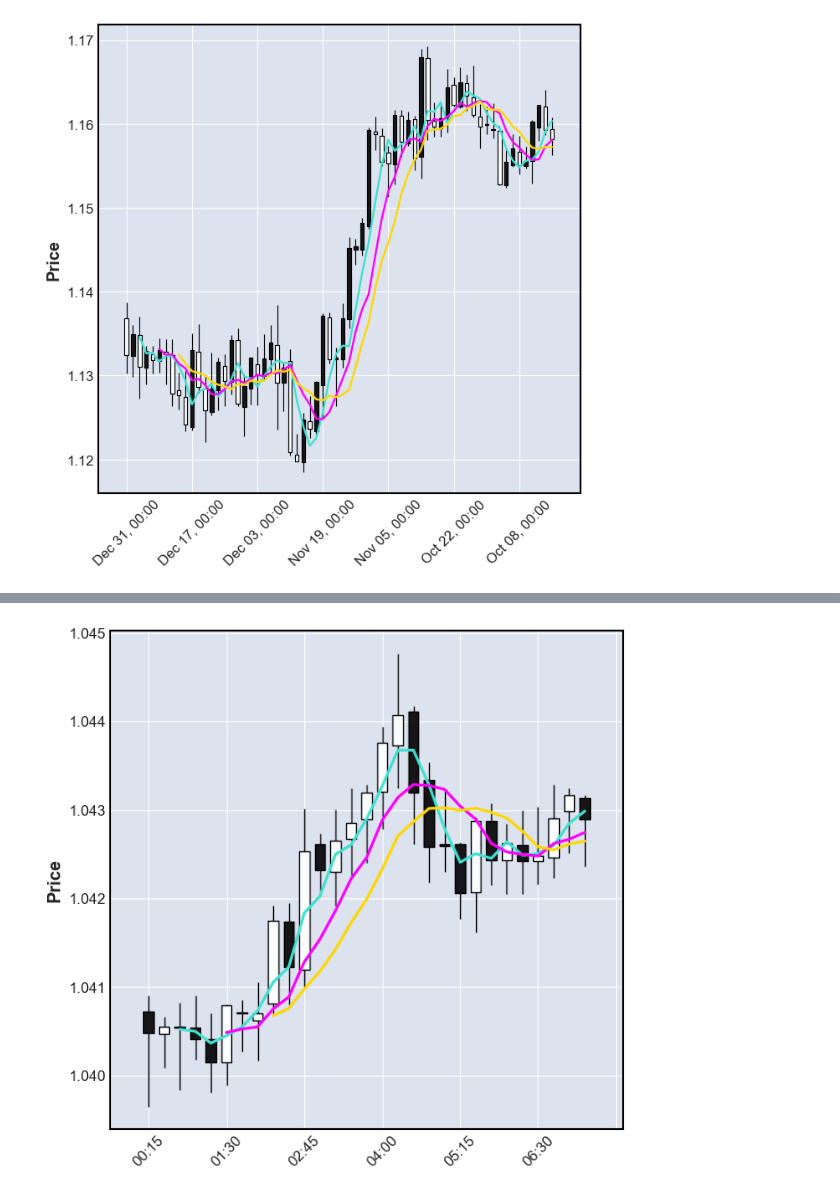
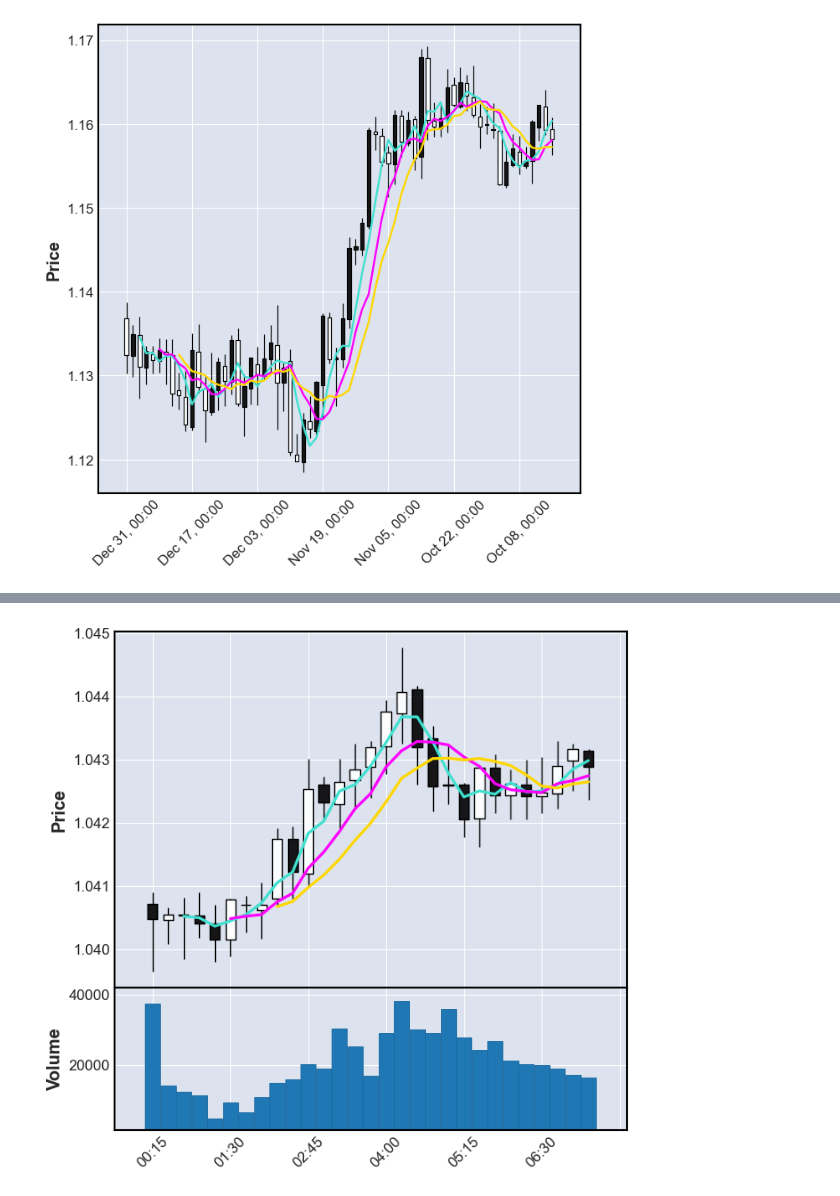
Before and after one commit to maratgaliulin/fin_math_project, a Jupyter notebook: practical_implementation/model/01.start.ipynb, the cells around one changed output, grey strips where cells are left out. Saved outputs shown, nothing was run; the diff lists cells and outputs as text; code cells hidden in the pictures.

Commit message:
подчистил файл start.ipynb

```diff
--- a/practical_implementation/model/01.start.ipynb
+++ b/practical_implementation/model/01.start.ipynb
@@ -58,6 +10,6 @@ memory usage: 352.0+ bytes
 # %%
 df_cont_15_min = dfContainerIntraDay('data/EURUSD_01-12-2022_09-12-2023.csv')
 # %%
-df_cont_15_min.draw_graph(start_date='2022-01-12 00:15:00', end_date='2022-01-12 07:15:00')
+df_cont_15_min.draw_graph(start_date='2022-01-12 00:15:00', end_date='2022-01-12 07:15:00', vol=True)
 # %% [output]
-[figure, old version]
+[figure, new version]
```
Also changed, not shown: parts of 9 cells of this notebook, 1 other file.
